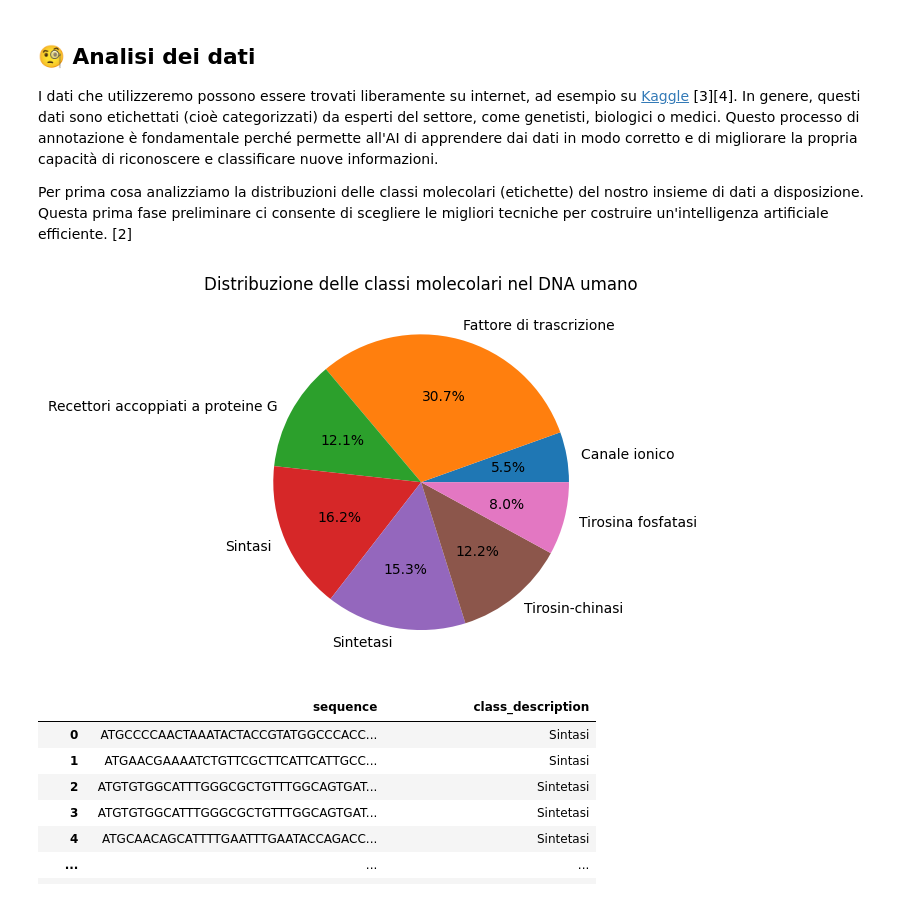
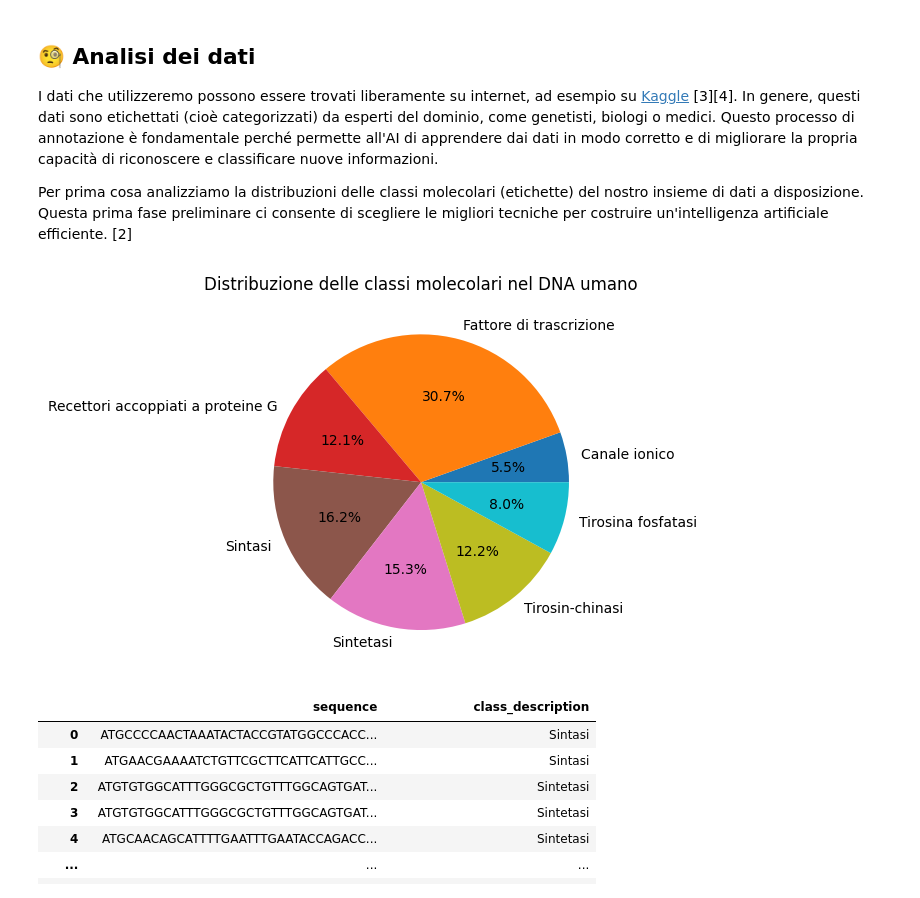
Before and after one commit to alessandroquirile/SequencingDNA, a Jupyter notebook: notebooks/dna-sequencing.ipynb, the cells around one changed output. Drawn from its saved outputs; the diff is of its cells as text; code cells hidden in the pictures.

```diff
--- a/notebooks/dna-sequencing.ipynb
+++ b/notebooks/dna-sequencing.ipynb
@@ -43,44 +43,49 @@ Le principali tecnologie utilizzate sono:
 # %% [markdown]
 ## 🧐 Analisi dei dati
 
-I dati che utilizzeremo possono essere trovati liberamente su internet, ad esempio su [Kaggle](https://www.kaggle.com) [3][4]. In genere, questi dati sono etichettati (cioè categorizzati) da esperti del settore, come genetisti, biologici o medici. Questo processo di annotazione è fondamentale perché permette all'AI di apprendere dai dati in modo corretto e di migliorare la propria capacità di riconoscere e classificare nuove informazioni.
+I dati che utilizzeremo possono essere trovati liberamente su internet, ad esempio su [Kaggle](https://www.kaggle.com) [3][4]. In genere, questi dati sono etichettati (cioè categorizzati) da esperti del dominio, come genetisti, biologi o medici. Questo processo di annotazione è fondamentale perché permette all'AI di apprendere dai dati in modo corretto e di migliorare la propria capacità di riconoscere e classificare nuove informazioni.
 
 Per prima cosa analizziamo la distribuzioni delle classi molecolari (etichette) del nostro insieme di dati a disposizione. Questa prima fase preliminare ci consente di scegliere le migliori tecniche per costruire un'intelligenza artificiale efficiente. [2]
 # %%
 import pandas as pd
 import matplotlib.pyplot as plt
+import numpy as np
 
 # Carica il file di dati
 human_dna = pd.read_table('../data/raw/human.txt')
 
 # Crea un dizionario per mappare le classi numeriche alle descrizioni
 class_mapping = {
     0: 'Recettori accoppiati a proteine G',
     1: 'Tirosin-chinasi',
     2: 'Tirosina fosfatasi',
     3: 'Sintetasi',
     4: 'Sintasi',
     5: 'Canale ionico',
     6: 'Fattore di trascrizione'
 }
 
 # Mappa le classi numeriche alle descrizioni nella colonna 'class'
 human_dna['class_description'] = human_dna['class'].map(class_mapping)
 
 # Conta i valori per ciascuna classe
 class_counts = human_dna['class_description'].value_counts()
 
+# Mappa dei colori per il diagramma a torta utilizzando 'tab10'
+colors = plt.colormaps['tab10'](np.linspace(0, 1, len(class_counts)))
+
 # Disegna il diagramma a torta
 class_counts.sort_index().plot.pie(
     autopct='%1.1f%%',  # Percentuale visualizzata
     ylabel='',          # Rimuove l'etichetta dell'asse Y
+    colors=colors       # Applica la mappa di colori
 )
 
 # Titolo del grafico
 plt.title("Distribuzione delle classi molecolari nel DNA umano")
 plt.show()
 # %% [output]
-[figure, old version]
+[figure, new version]
 # %%
 import pandas as pd
 
```
Also changed, not shown: parts of 7 cells of this notebook, 4 other files.
